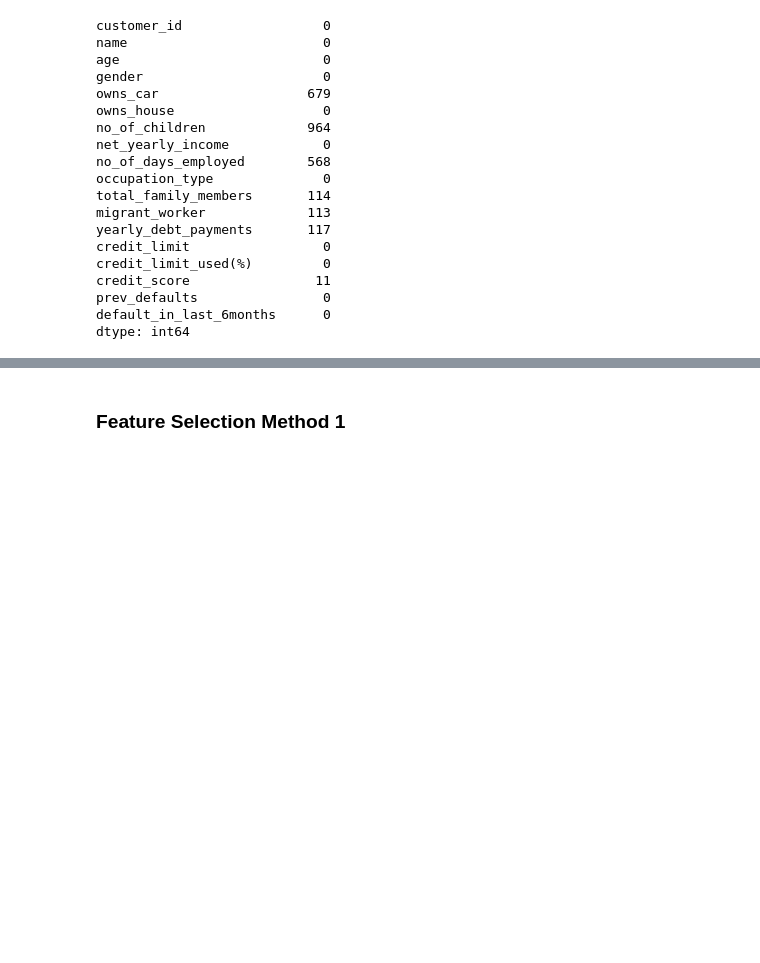
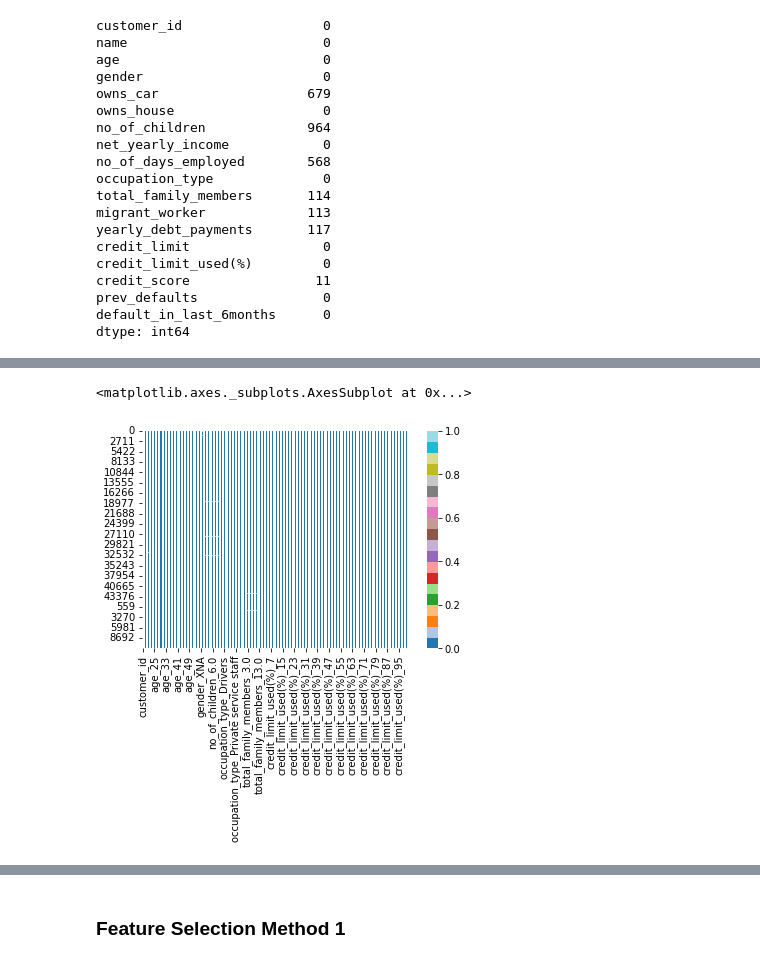
Before and after one commit to Atharv-Chaudhari/Credit-Card-Default-Risk, a Jupyter notebook: Credit_Card_Default_Risk_Combine_Both.ipynb, the cells around one changed output, grey strips where cells are left out. Cells and saved outputs as stored; diff of their text form; code cells hidden in the pictures; blank space fills up the shorter version.

```diff
--- a/Credit_Card_Default_Risk_Combine_Both.ipynb
+++ b/Credit_Card_Default_Risk_Combine_Both.ipynb
@@ -409,0 +494,14 @@ dtype: int64
+# %%
+gang=['age','gender','owns_car','owns_house','no_of_children','occupation_type','total_family_members','migrant_worker','credit_limit_used(%)','prev_defaults','default_in_last_6months']
+# gang=['gender','owns_car','owns_house','no_of_children','occupation_type','total_family_members','migrant_worker','prev_defaults','default_in_last_6months']
+cat_data=pd.DataFrame()
+for i in gang:
+  status=pd.get_dummies(data[i],prefix=i,drop_first=True)
+  for j in status:
+    status[j] = status[j].astype(int)
+  status.loc[data[i].isnull(),status.columns.str.startswith(i+"_")] = np.nan
+  # for j in status.columns:
+  #   status[j] = status[j].fillna(status[j].mode()[0])
+  cat_data=pd.concat([cat_data,status],axis=1)
+data=pd.concat([data,cat_data],axis=1)
+data.drop(columns=gang,axis=1,inplace=True)
@@ -410 +569,6 @@ dtype: int64
+# %%
+sns.heatmap(data=data.isnull(),cmap="tab20")
+# %% [output]
+<matplotlib.axes._subplots.AxesSubplot at 0x...>
+[figure, added]
 # %%
```
Also changed, not shown: parts of 46 cells of this notebook, 2 other files.
